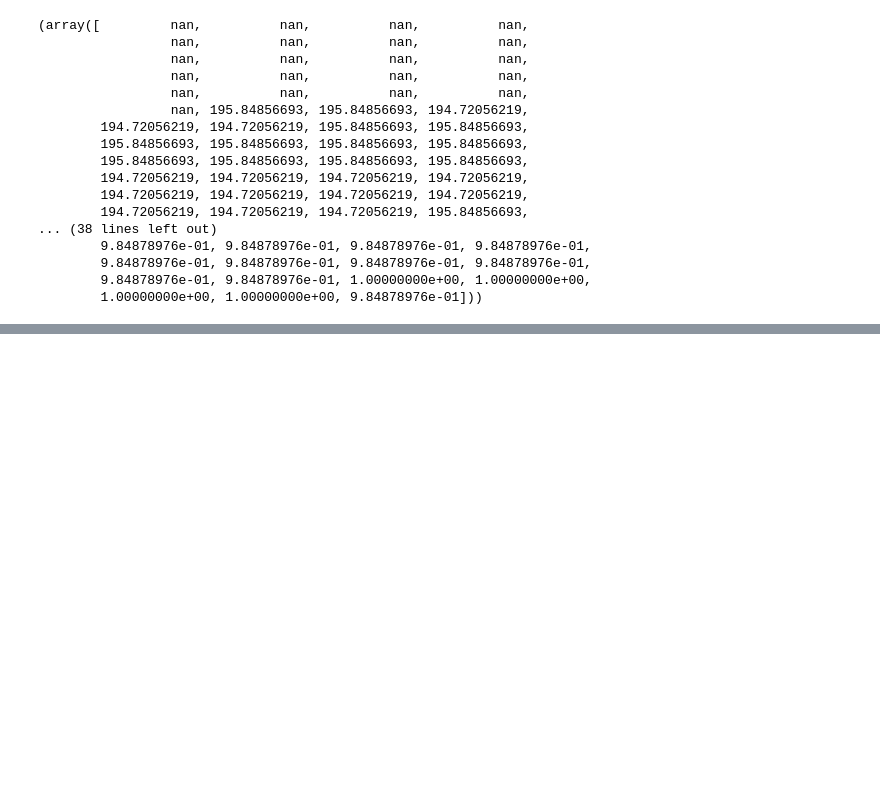
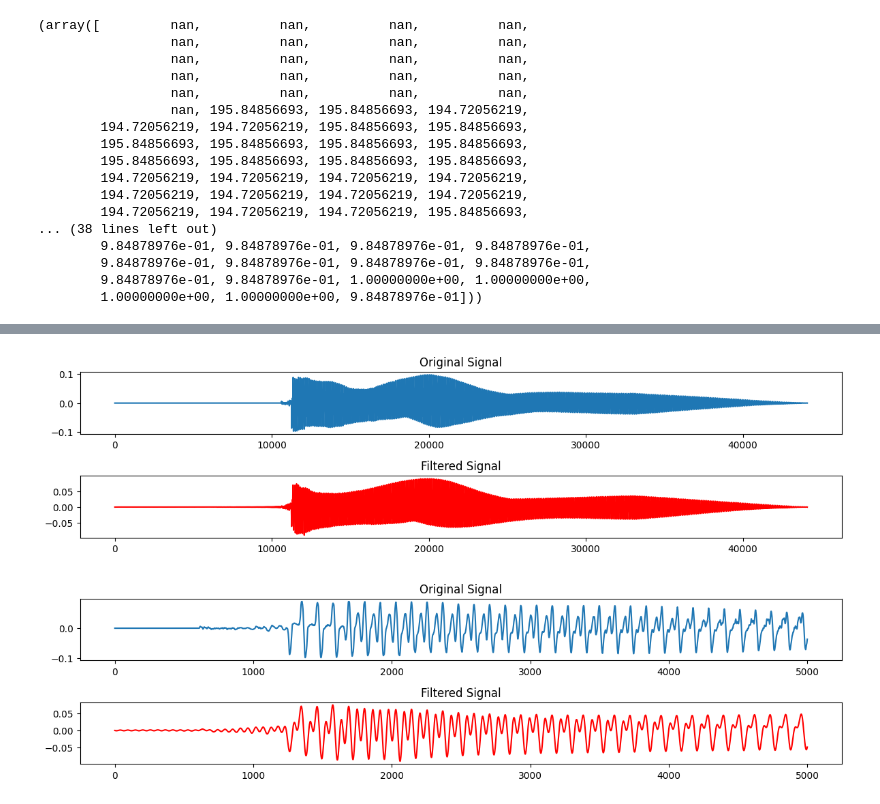
Before and after one commit to Lou-SdC/DataBass, a Jupyter notebook: notebooks/lou/exploratory.ipynb, the cells around one changed output, grey strips where cells are left out. Drawn from its saved outputs; the diff is of its cells as text; code cells hidden in the pictures; blank space fills up the shorter version.

```diff
--- a/notebooks/lou/exploratory.ipynb
+++ b/notebooks/lou/exploratory.ipynb
@@ -73,0 +71,7 @@ get_note(pic_frequency, df_notes)
+# %%
+y_filtered = frequencies_filter(y, sr)
+
+plot_filtered_vs_original(y, y_filtered)
+# %% [output]
+[figure, added]
+[figure, added]
```
Also changed, not shown: parts of 7 cells of this notebook, 1 other file.
